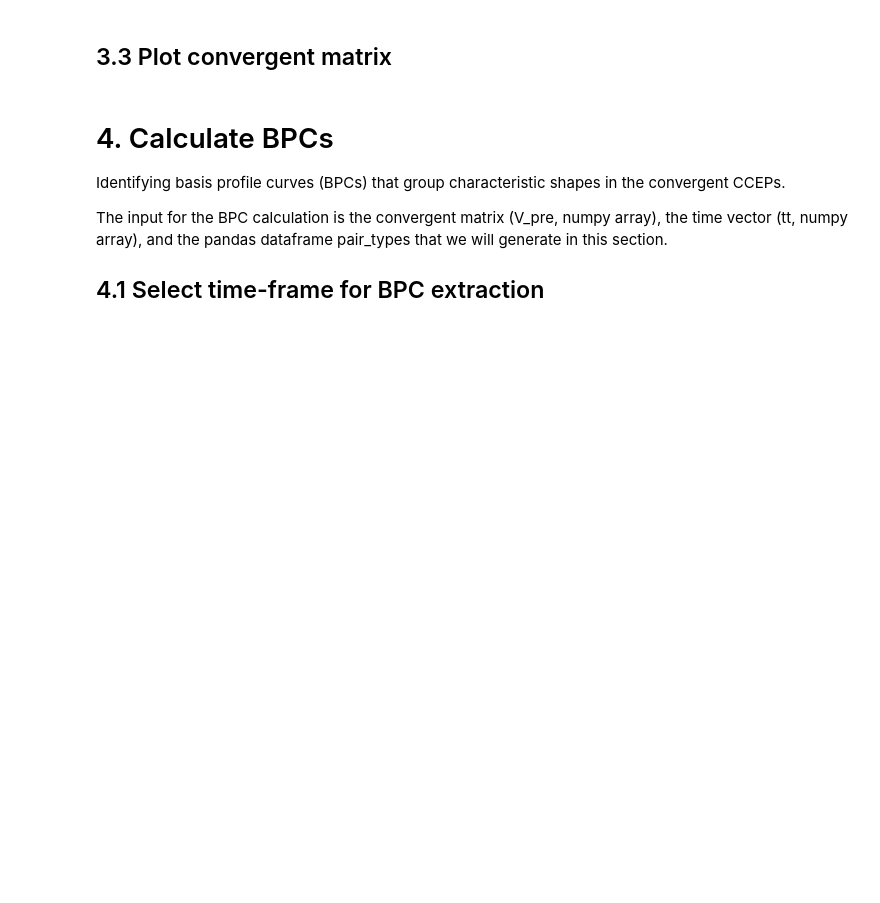
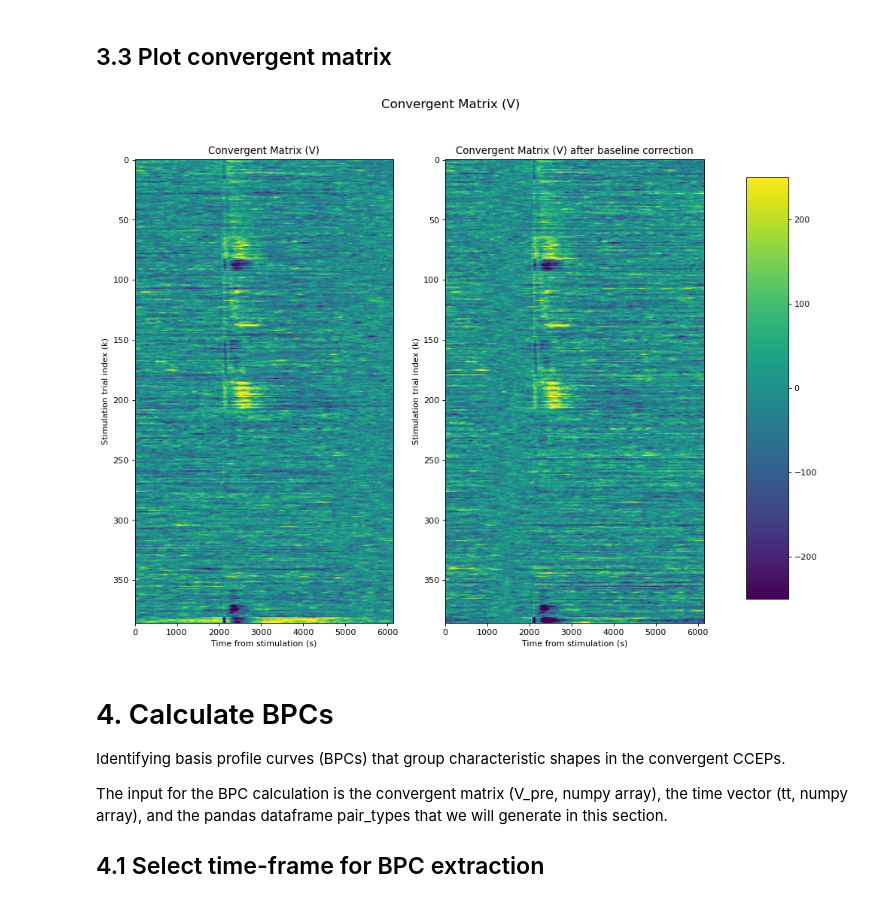
Before and after one commit to MultimodalNeuroimagingLab/bpc_jupyter, a Jupyter notebook: bpc_interactive.ipynb, the cells around one changed output. Drawn from its saved outputs; the diff is of its cells as text; code cells hidden in the pictures; blank space fills up the shorter version.

```diff
--- a/bpc_interactive.ipynb
+++ b/bpc_interactive.ipynb
@@ -265,0 +149,38 @@ for index, row in tqdm(df_include_trials.iloc[:].iterrows(), desc='Included tria
+# %%
+# define electrode of interest
+contact = 'LMS2'
+# epoch_size for visualization
+tmin, tmax = [-1,2]
+
+events, event_id = mne.events_from_annotations(raw)
+
+# try ``baseline=None`` for no baseline correction to play around
+metadata = pd.read_csv(path.update(suffix='events'), sep='\t')
+epochs = mne.Epochs(raw, events, event_id=event_id, tmin=tmin, tmax=tmax,
+                    baseline=None, picks=[contact],
+                    preload=True)
+epochs.metadata = metadata  # contains stimulation location information
+epochs = epochs[metadata.status == 'good']
+tt = epochs.times
+
+# unpack each pair separated by a hyphen, only use trials where
+# stimulation was delivered to channels other than the channel of
+# interest
+epochs.metadata['site1'], epochs.metadata['site2'] = np.array([
+    sites.split('-') for sites in
+    epochs.metadata.electrical_stimulation_site]).T
+exclude = np.in1d(epochs.metadata.site1, contact) | \
+    np.in1d(epochs.metadata.site2, contact)
+epochs = epochs[~exclude]
+
+df_cceps = pd.DataFrame(columns = ['ccep_name_1', 'ccep_num_1', 'ccep_status_1', 'ccep_name_2', 'ccep_num_2', 'ccep_status_2'])
+
+for index, row in epochs.metadata.iloc[:].iterrows():
+    # Get stimulated channels
+    trial_ccep_names = row.electrical_stimulation_site.split("-")
+    curr_ccep = pd.DataFrame({ 'ccep_name_1': [trial_ccep_names[0]],
+                               'ccep_name_2': [trial_ccep_names[1]],
+                              })
+    df_cceps = pd.concat([df_cceps, curr_ccep], ignore_index=True)
+
+V_pre = epochs.get_data()[:, 0]  # select only channel
@@ -268,36 +198,38 @@ for index, row in tqdm(df_include_trials.iloc[:].iterrows(), desc='Included tria
 # %%
 """
 Calculate baseline subtraction and plot difference
 """
-V_pre = np.array(V_pre)
+V_pre = np.array(V_pre) * 1e6
 
 # calculate baseline
 baseline_V = np.mean(V_pre[:,np.logical_and(tt > -.5,tt < -0.05)],1)
 # make baseline into the same size
 baseline_Vrep = np.transpose(np.tile(baseline_V,(np.shape(tt)[0],1)))
 
 # subtract baseline from V_pre
 V_pre_baseSub = np.subtract(V_pre,baseline_Vrep)
 
 fig, (ax1, ax2) = plt.subplots(1, 2, figsize=(14, 10), dpi=80)
 
 fig.suptitle('Convergent Matrix (V)',fontsize= 15)
 vmin=-250
 vmax=250
-im = ax1.imshow(V_pre, aspect='auto',extent=helper.extents(tt) + helper.extents(df_include_trials.index),vmin=vmin, vmax=vmax)
+im = ax1.imshow(V_pre, aspect='auto',vmin=vmin, vmax=vmax)
 ax1.set_xlabel('Time from stimulation (s)')
 ax1.set_ylabel('Stimulation trial index (k)')
 ax1.set_title('Convergent Matrix (V)')
-im = ax2.imshow(V_pre_baseSub, aspect='auto',extent=helper.extents(tt) + helper.extents(df_include_trials.index),vmin=vmin, vmax=vmax)
+im = ax2.imshow(V_pre_baseSub, aspect='auto',vmin=vmin, vmax=vmax)
 ax2.set_xlabel('Time from stimulation (s)')
 ax2.set_ylabel('Stimulation trial index (k)')
 ax2.set_title('Convergent Matrix (V) after baseline correction')
 
 fig.subplots_adjust(right=0.8)
 cbar_ax = fig.add_axes([0.85, 0.15, 0.05, 0.7])
 fig.colorbar(im, cax=cbar_ax)
 
 plt.show()
+# %% [output]
+[figure, added]
 # %% [markdown]
 # 4. Calculate BPCs
 
```
Also changed, not shown: parts of 30 cells of this notebook, 1 other file.
